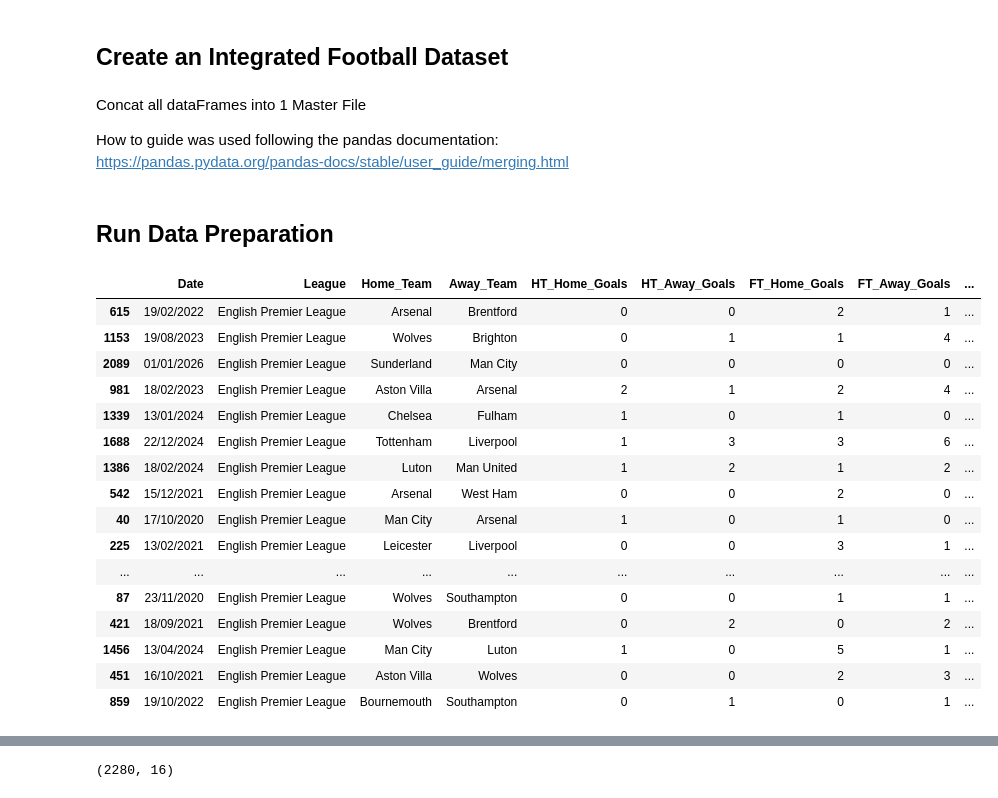
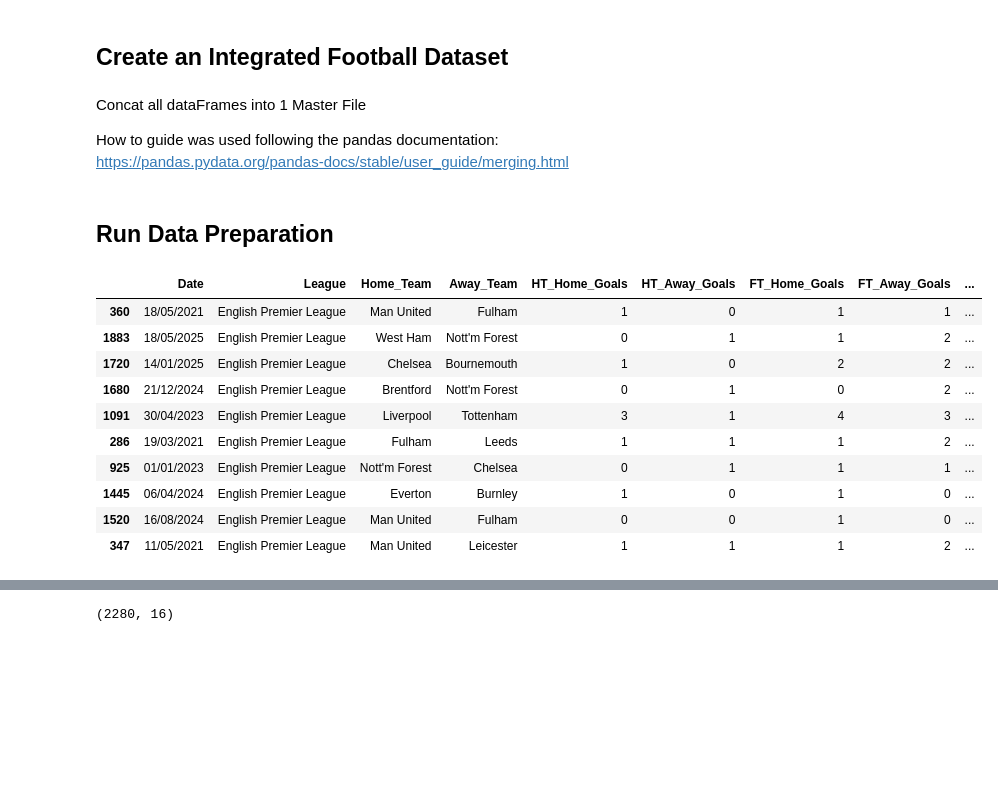
Before and after one commit to sba26096-CiaranLynch/Machine_Learning, a Jupyter notebook: CA1_Machine_Learning.ipynb, the cells around one changed output, grey strips where cells are left out. Drawn from its saved outputs; the diff is of its cells as text; code cells hidden in the pictures; blank space fills up the shorter version.

```diff
--- a/CA1_Machine_Learning.ipynb
+++ b/CA1_Machine_Learning.ipynb
@@ -77,7 +88,7 @@ def prepare_league(file_name): # file_name is a parameter given to the function
     )
 
     # create new columns for Total Shots on Target
-    df["Shots_On_Target"] = (
+    df["Total_Shots_On_Target"] = (
     df["Home_Shots_On_Target"] + df["Away_Shots_On_Target"]
     )
 
@@ -458,11 +469,11 @@ dtype: int64
 No Missing values with the Premier League 2025_2026
 # %% [markdown]
 ## Create an Integrated Football Dataset
-# %% [markdown]
-Concat all dataFrames into 1 Master File
-
-How to guide was used following the pandas documentation:
-https://pandas.pydata.org/pandas-docs/stable/user_guide/merging.html
+# %% [markdown]
+Concat all dataFrames into 1 Master File
+
+How to guide was used following the pandas documentation:
+https://pandas.pydata.org/pandas-docs/stable/user_guide/merging.html
 # %%
 frames = [df_PL_2020, df_PL_2021, df_PL_2022, df_PL_2023, df_PL_2024, df_PL_2025]
 # %%
@@ -470,25 +481,19 @@ df_PL_Master = pd.concat(frames,ignore_index=True) # prevents any duplicate rows
 # %% [markdown]
 ## Run Data Preparation
 # %%
-df_PL_Master.sample(20)
+df_PL_Master.sample(10)
 # %% [output]
 |  | Date | League | Home_Team | Away_Team | HT_Home_Goals | HT_Away_Goals | FT_Home_Goals | FT_Away_Goals | ... |
-| 615 | 19/02/2022 | English Premier League | Arsenal | Brentford | 0 | 0 | 2 | 1 | ... |
-| 1153 | 19/08/2023 | English Premier League | Wolves | Brighton | 0 | 1 | 1 | 4 | ... |
-| 2089 | 01/01/2026 | English Premier League | Sunderland | Man City | 0 | 0 | 0 | 0 | ... |
-| 981 | 18/02/2023 | English Premier League | Aston Villa | Arsenal | 2 | 1 | 2 | 4 | ... |
-| 1339 | 13/01/2024 | English Premier League | Chelsea | Fulham | 1 | 0 | 1 | 0 | ... |
-| 1688 | 22/12/2024 | English Premier League | Tottenham | Liverpool | 1 | 3 | 3 | 6 | ... |
-| 1386 | 18/02/2024 | English Premier League | Luton | Man United | 1 | 2 | 1 | 2 | ... |
-| 542 | 15/12/2021 | English Premier League | Arsenal | West Ham | 0 | 0 | 2 | 0 | ... |
-| 40 | 17/10/2020 | English Premier League | Man City | Arsenal | 1 | 0 | 1 | 0 | ... |
-| 225 | 13/02/2021 | English Premier League | Leicester | Liverpool | 0 | 0 | 3 | 1 | ... |
-| ... | ... | ... | ... | ... | ... | ... | ... | ... | ... |
-| 87 | 23/11/2020 | English Premier League | Wolves | Southampton | 0 | 0 | 1 | 1 | ... |
-| 421 | 18/09/2021 | English Premier League | Wolves | Brentford | 0 | 2 | 0 | 2 | ... |
-| 1456 | 13/04/2024 | English Premier League | Man City | Luton | 1 | 0 | 5 | 1 | ... |
-| 451 | 16/10/2021 | English Premier League | Aston Villa | Wolves | 0 | 0 | 2 | 3 | ... |
-| 859 | 19/10/2022 | English Premier League | Bournemouth | Southampton | 0 | 1 | 0 | 1 | ... |
+| 360 | 18/05/2021 | English Premier League | Man United | Fulham | 1 | 0 | 1 | 1 | ... |
+| 1883 | 18/05/2025 | English Premier League | West Ham | Nott'm Forest | 0 | 1 | 1 | 2 | ... |
+| 1720 | 14/01/2025 | English Premier League | Chelsea | Bournemouth | 1 | 0 | 2 | 2 | ... |
+| 1680 | 21/12/2024 | English Premier League | Brentford | Nott'm Forest | 0 | 1 | 0 | 2 | ... |
+| 1091 | 30/04/2023 | English Premier League | Liverpool | Tottenham | 3 | 1 | 4 | 3 | ... |
+| 286 | 19/03/2021 | English Premier League | Fulham | Leeds | 1 | 1 | 1 | 2 | ... |
+| 925 | 01/01/2023 | English Premier League | Nott'm Forest | Chelsea | 0 | 1 | 1 | 1 | ... |
+| 1445 | 06/04/2024 | English Premier League | Everton | Burnley | 1 | 0 | 1 | 0 | ... |
+| 1520 | 16/08/2024 | English Premier League | Man United | Fulham | 0 | 0 | 1 | 0 | ... |
+| 347 | 11/05/2021 | English Premier League | Man United | Leicester | 1 | 1 | 1 | 2 | ... |
 # %%
 df_PL_Master.info()
 # %% [output]
```
Also changed, not shown: parts of 68 cells of this notebook, 1 other file.
